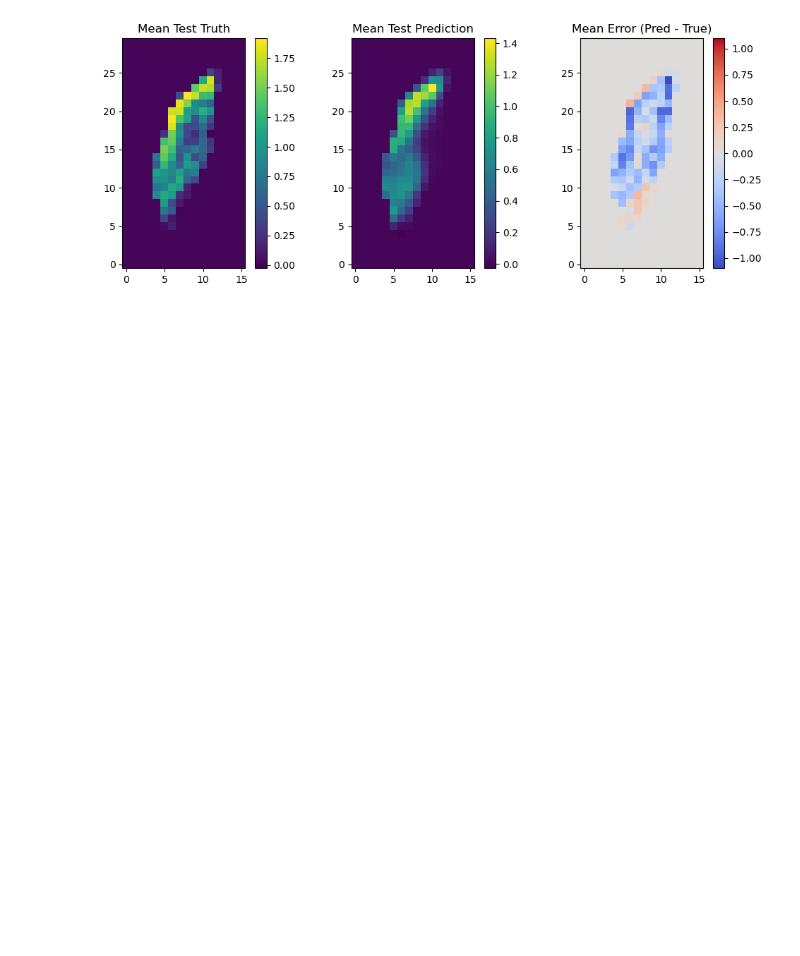
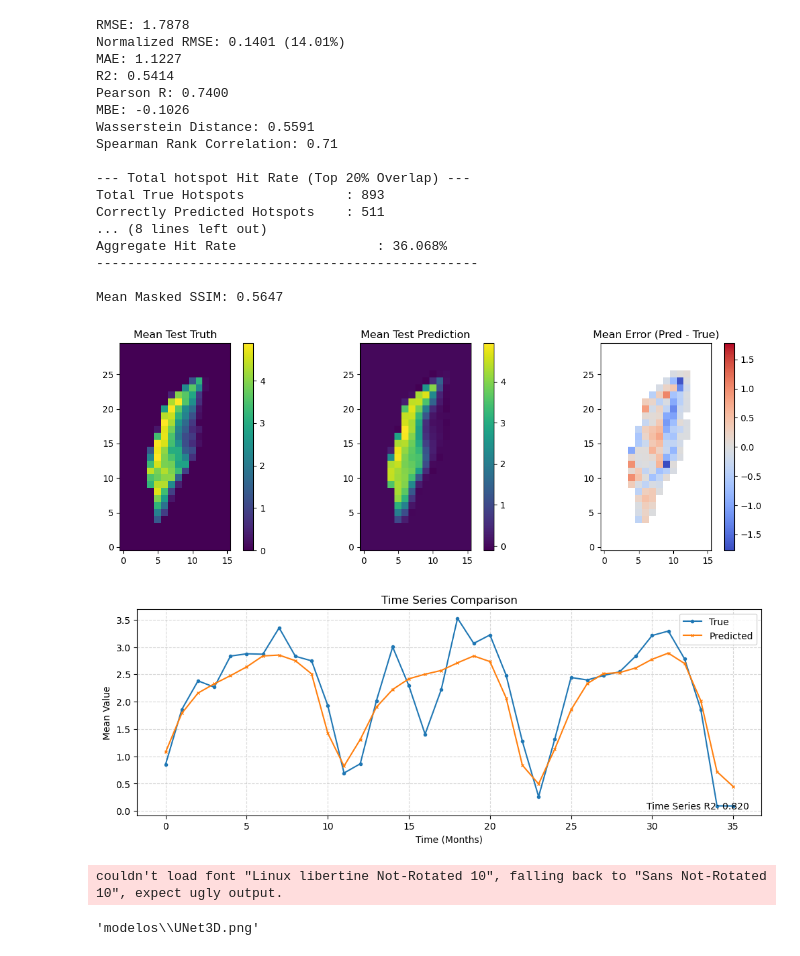
Before and after one commit to rubarriuso/TFM, a Jupyter notebook: modelado/DL_regression.ipynb, the cells around one changed output. Saved outputs shown, nothing was run; the diff lists cells and outputs as text; code cells hidden in the pictures; blank space fills up the shorter version.

```diff
--- a/modelado/DL_regression.ipynb
+++ b/modelado/DL_regression.ipynb
@@ -18,7 +23,7 @@ min_lon, min_lat, max_lon, max_lat =[-61.0, -47.5, -60.0, -44.875]
 # min_lon_global, min_lat_global, max_lon_gloabl, max_lat_global = [-69.61, -60., -50., -32.45] #bbox of our study
 min_time, max_time = pd.to_datetime("2013-01-01"), pd.to_datetime("2023-12-31")
 
-fishing_ds = xr.open_dataset(f"../data/processed/targets/cpue_{target_res}.nc").sel(FAOspp="SQA")
+fishing_ds = xr.open_dataset(f"../data/processed/targets/cpue_{target_res}.nc").sel(FAOspp="HKP")
 fishing = fishing_ds["cpue_index"]
 fishing = fishing.fillna(0)
 
@@ -104,6 +109,8 @@ month_sin = np.sin(2 * np.pi * month / 12)
 month_cos = np.cos(2 * np.pi * month / 12)
 month_sin = month_sin.broadcast_like(temp)
 month_cos = month_cos.broadcast_like(temp)
+month_sin.name = "month_sin"
+month_cos.name = "month_cos"
 month = month.broadcast_like(temp)
 
 year = temp["time"].dt.year
@@ -1422,31 +1510,3 @@ all_targets = np.concatenate(all_targets, axis=0) # (N, H, W)
 
 mean_pred = all_preds.mean(axis=0)     # (H, W)
 mean_true = all_targets.mean(axis=0)   # (H, W)
-# %%
-import matplotlib.pyplot as plt
-
-plt.figure(figsize=(10,4))
-
-ax1 = plt.subplot(1,3,1)
-plt.title("Mean Test Truth")
-plt.imshow(mean_true)
-plt.colorbar()
-ax1.invert_yaxis()
-
-ax2 = plt.subplot(1,3,2)
-plt.title("Mean Test Prediction")
-plt.imshow(mean_pred)
-plt.colorbar()
-ax2.invert_yaxis()
-
-error = mean_pred - mean_true
-ax3 = plt.subplot(1,3,3)
-plt.title("Mean Error (Pred - True)")
-plt.imshow(error, cmap='coolwarm', norm=CenteredNorm(vcenter=0))
-plt.colorbar()
-ax3.invert_yaxis()
-
-plt.tight_layout()
-plt.show()
-# %% [output]
-[figure, removed]
@@ -1452,0 +1734,41 @@ plt.show()
+# %%
+compute_metrics_dl(
+    y_true=all_targets,
+    y_pred=all_preds,
+    mask_spatial=all_masks
+)
+# %% [output]
+RMSE: 1.7878
+Normalized RMSE: 0.1401 (14.01%)
+MAE: 1.1227
+R2: 0.5414
+Pearson R: 0.7400
+MBE: -0.1026
+Wasserstein Distance: 0.5591
+Spearman Rank Correlation: 0.71
+
+--- Total hotspot Hit Rate (Top 20% Overlap) ---
+Total True Hotspots             : 893
+Correctly Predicted Hotspots    : 511
+... (8 lines left out)
+Aggregate Hit Rate                  : 36.068%
+-------------------------------------------------
+
+Mean Masked SSIM: 0.5647
+[figure, added]
+[figure, added]
+# %%
+graph_model = UNet3D_2(
+    in_channels=X_test.shape[2],
+    out_hw=(y_test.shape[1], y_test.shape[2]),
+)
+
+graph = draw_graph(
+    graph_model,
+    input_size=(1, X_test.shape[1], X_test.shape[2], X_test.shape[3], X_test.shape[4]),
+    expand_nested=True)
+
+graph.visual_graph.render("./modelos/UNet3D", format="png")
+# %% [output]
+couldn't load font "Linux libertine Not-Rotated 10", falling back to "Sans Not-Rotated 10", expect ugly output.
+'modelos\\UNet3D.png'
```
Also changed, not shown: parts of 9 cells of this notebook, 7 other files.
